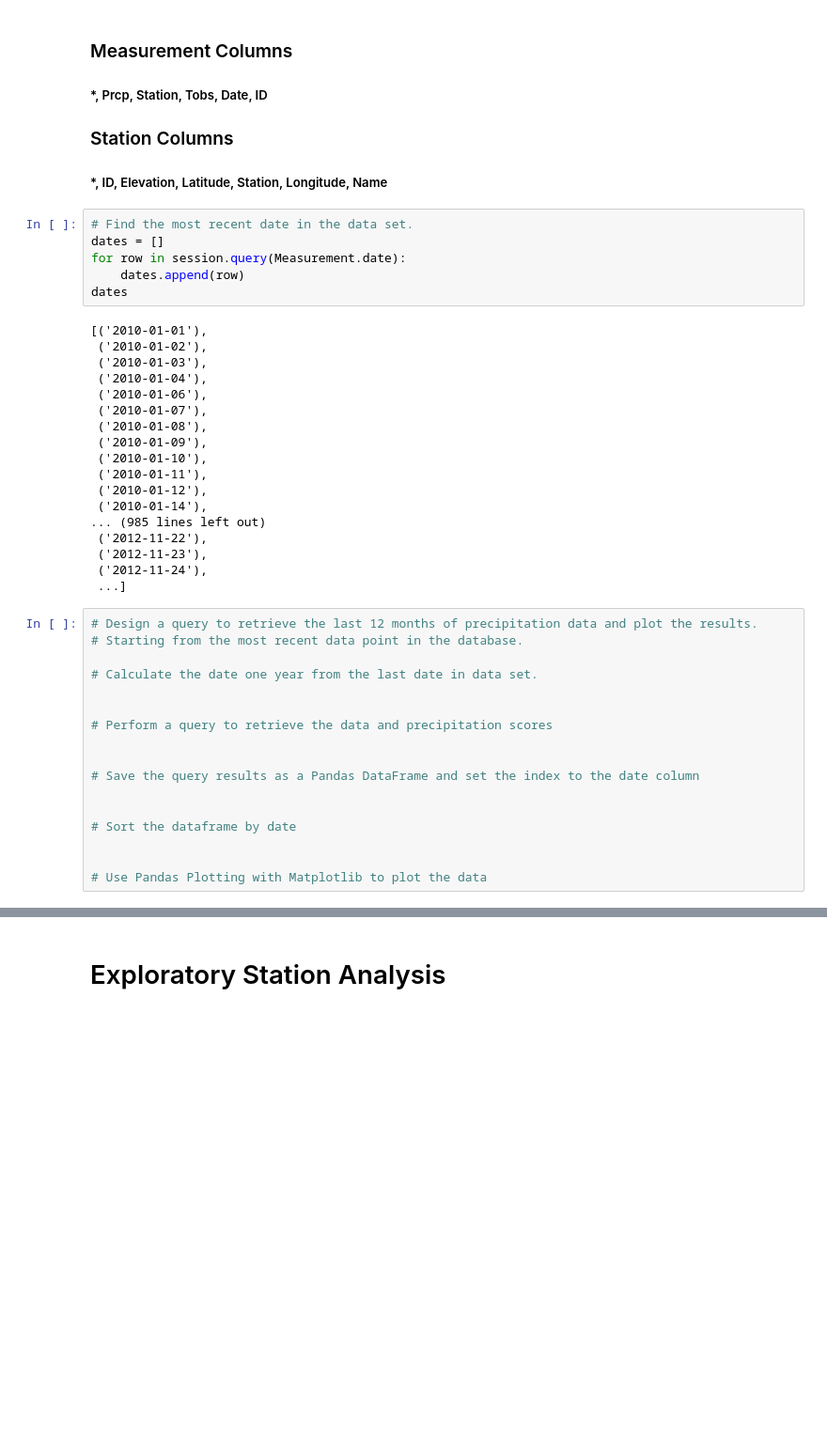
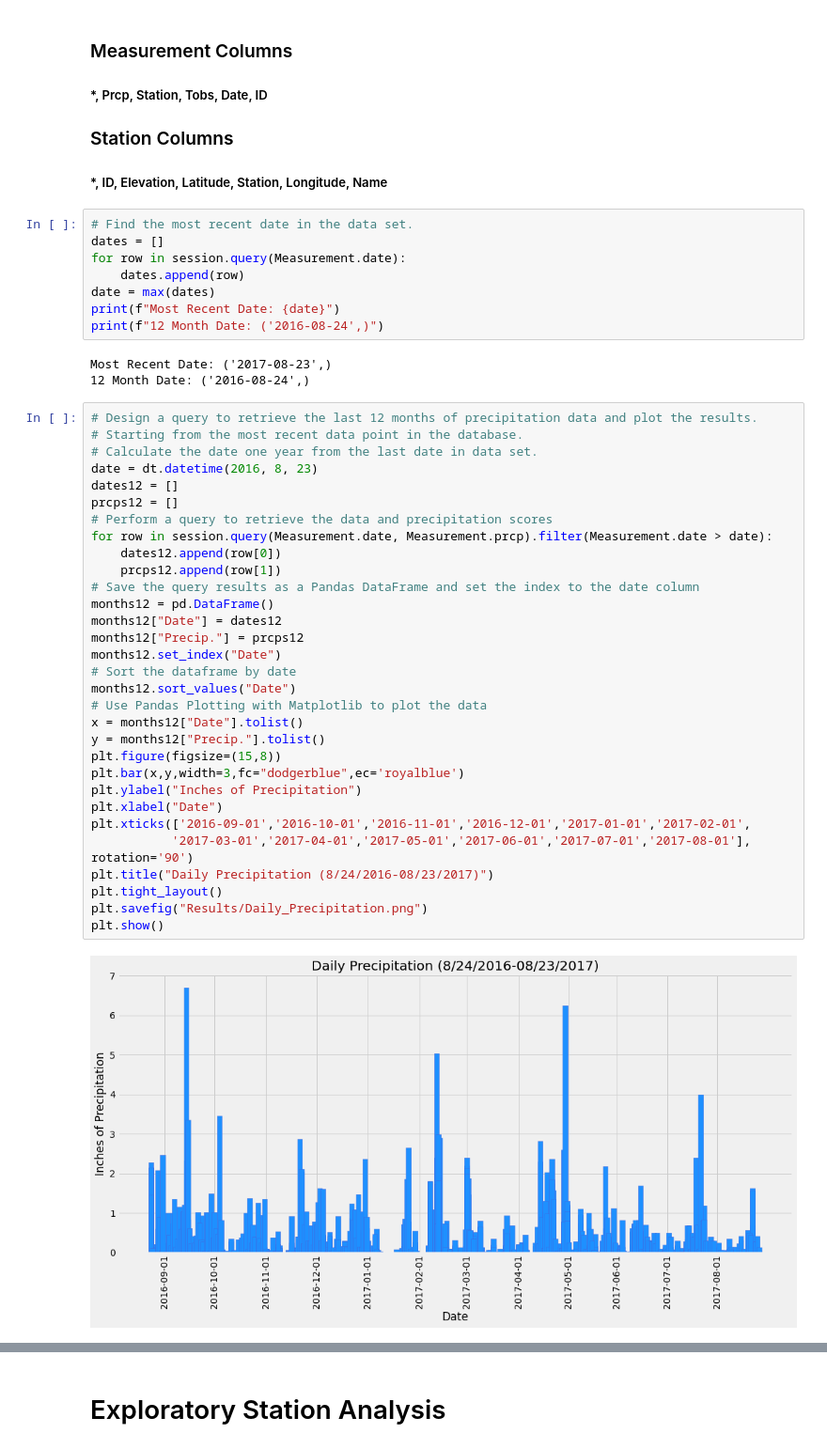
Before and after one commit to jacobdv/surfs-up, a Jupyter notebook: surfs-up.ipynb, the cells around one changed output, grey strips where cells are left out. Shown at 94% size. Cells and saved outputs as stored; diff of their text form; blank space fills up the shorter version.

Commit message:
Add results png from first analysis. Begin work on station analysis.

```diff
--- a/surfs-up.ipynb
+++ b/surfs-up.ipynb
@@ -47,41 +47,44 @@ session = Session(bind = engine)
 dates = []
 for row in session.query(Measurement.date):
     dates.append(row)
-dates
+date = max(dates)
+print(f"Most Recent Date: {date}")
+print(f"12 Month Date: ('2016-08-24',)")
 # %% [output]
-[('2010-01-01'),
- ('2010-01-02'),
- ('2010-01-03'),
- ('2010-01-04'),
- ('2010-01-06'),
- ('2010-01-07'),
- ('2010-01-08'),
- ('2010-01-09'),
- ('2010-01-10'),
- ('2010-01-11'),
- ('2010-01-12'),
- ('2010-01-14'),
-... (985 lines left out)
- ('2012-11-22'),
- ('2012-11-23'),
- ('2012-11-24'),
- ...]
+Most Recent Date: ('2017-08-23',)
+12 Month Date: ('2016-08-24',)
 # %%
 # Design a query to retrieve the last 12 months of precipitation data and plot the results.
 # Starting from the most recent data point in the database.
-
 # Calculate the date one year from the last date in data set.
-
-
+date = dt.datetime(2016, 8, 23)
+dates12 = []
+prcps12 = []
 # Perform a query to retrieve the data and precipitation scores
-
-
+for row in session.query(Measurement.date, Measurement.prcp).filter(Measurement.date > date):
+    dates12.append(row[0])
+    prcps12.append(row[1])
 # Save the query results as a Pandas DataFrame and set the index to the date column
-
-
+months12 = pd.DataFrame()
+months12["Date"] = dates12
+months12["Precip."] = prcps12
+months12.set_index("Date")
 # Sort the dataframe by date
-
-
+months12.sort_values("Date")
 # Use Pandas Plotting with Matplotlib to plot the data
+x = months12["Date"].tolist()
+y = months12["Precip."].tolist()
+plt.figure(figsize=(15,8))
+plt.bar(x,y,width=3,fc="dodgerblue",ec='royalblue')
+plt.ylabel("Inches of Precipitation")
+plt.xlabel("Date")
+plt.xticks(['2016-09-01','2016-10-01','2016-11-01','2016-12-01','2017-01-01','2017-02-01',
+           '2017-03-01','2017-04-01','2017-05-01','2017-06-01','2017-07-01','2017-08-01'], rotation='90')
+plt.title("Daily Precipitation (8/24/2016-08/23/2017)")
+plt.tight_layout()
+plt.savefig("Results/Daily_Precipitation.png")
+plt.show()
+# %% [output]
+[figure, added]
 # %%
 # Use Pandas to calcualte the summary statistics for the precipitation data
```
Also changed, not shown: parts of 3 cells of this notebook, 1 other file.
